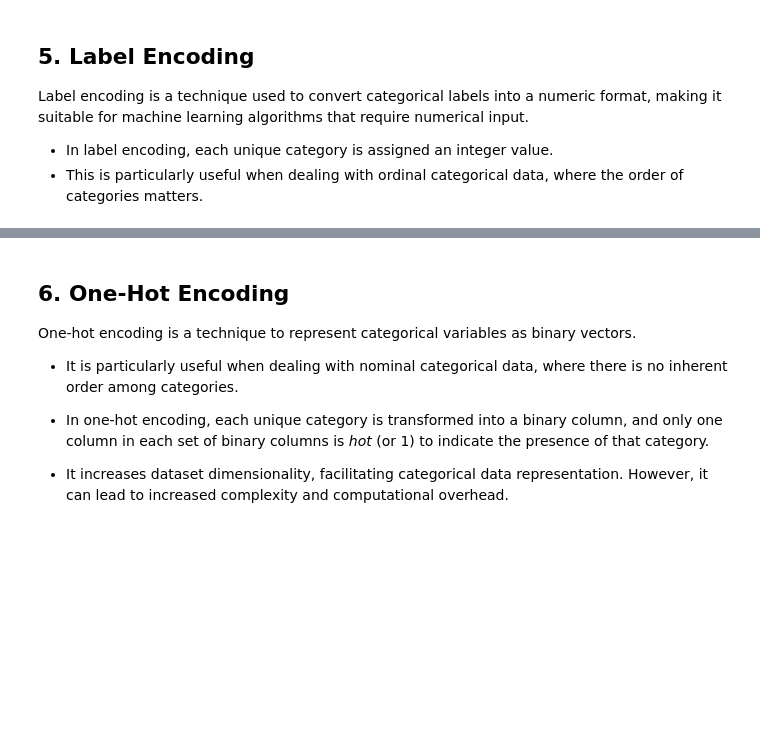
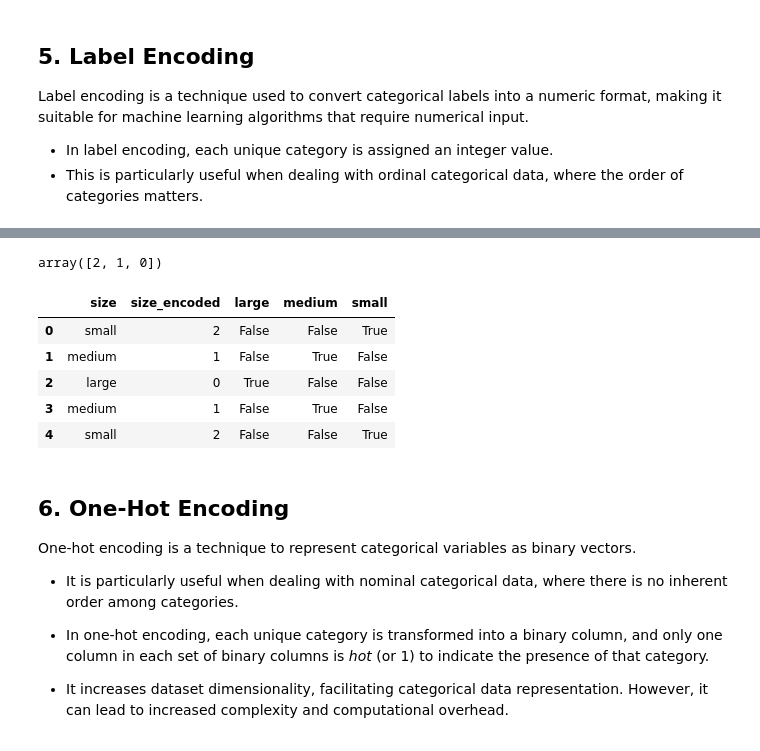
Before and after one commit to opendroid/learn-python, a Jupyter notebook: numpy/feature_engineering.ipynb, the cells around one changed output, grey strips where cells are left out. Drawn from its saved outputs; the diff is of its cells as text; code cells hidden in the pictures; blank space fills up the shorter version.

```diff
--- a/numpy/feature_engineering.ipynb
+++ b/numpy/feature_engineering.ipynb
@@ -199,7 +223,7 @@ df2.head()
 # %%
 # Apply label encoding
 label_encoder = LabelEncoder()
-df2['size_encoded'] = #CODE HERE
+df2['size_encoded'] = label_encoder.fit_transform(df2['size'])
 
 # After label encoding
 print("\nDataFrame after label encoding:")
@@ -207,3 +239,19 @@ df2.head()
+# %%
+label_encoder.transform(['small', 'medium', 'large'])
+# %% [output]
+array([2, 1, 0])
+# %%
+# Create one hot encoding for the 'size' column
+df2n = pd.get_dummies(df2['size'])
+df2 = df2.merge(df2n, left_index=True, right_index=True)
+df2.head()
+# %% [output]
+|  | size | size_encoded | large | medium | small |
+| 0 | small | 2 | False | False | True |
+| 1 | medium | 1 | False | True | False |
+| 2 | large | 0 | True | False | False |
+| 3 | medium | 1 | False | True | False |
+| 4 | small | 2 | False | False | True |
 # %%
 # Demonstrating label encoding using csv file
 from sklearn.preprocessing import LabelEncoder
```
Also changed, not shown: parts of 4 cells of this notebook, 2 other files.
